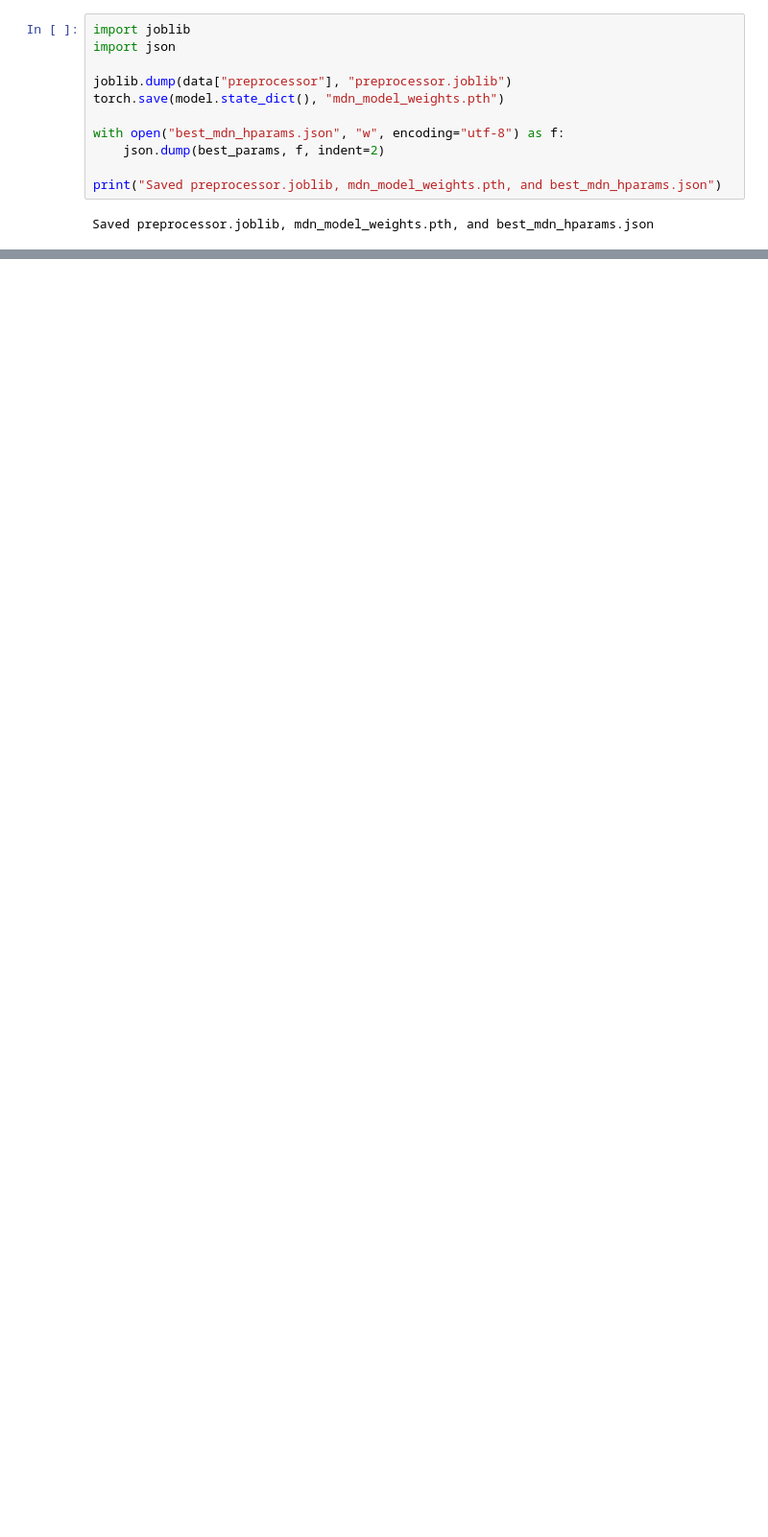
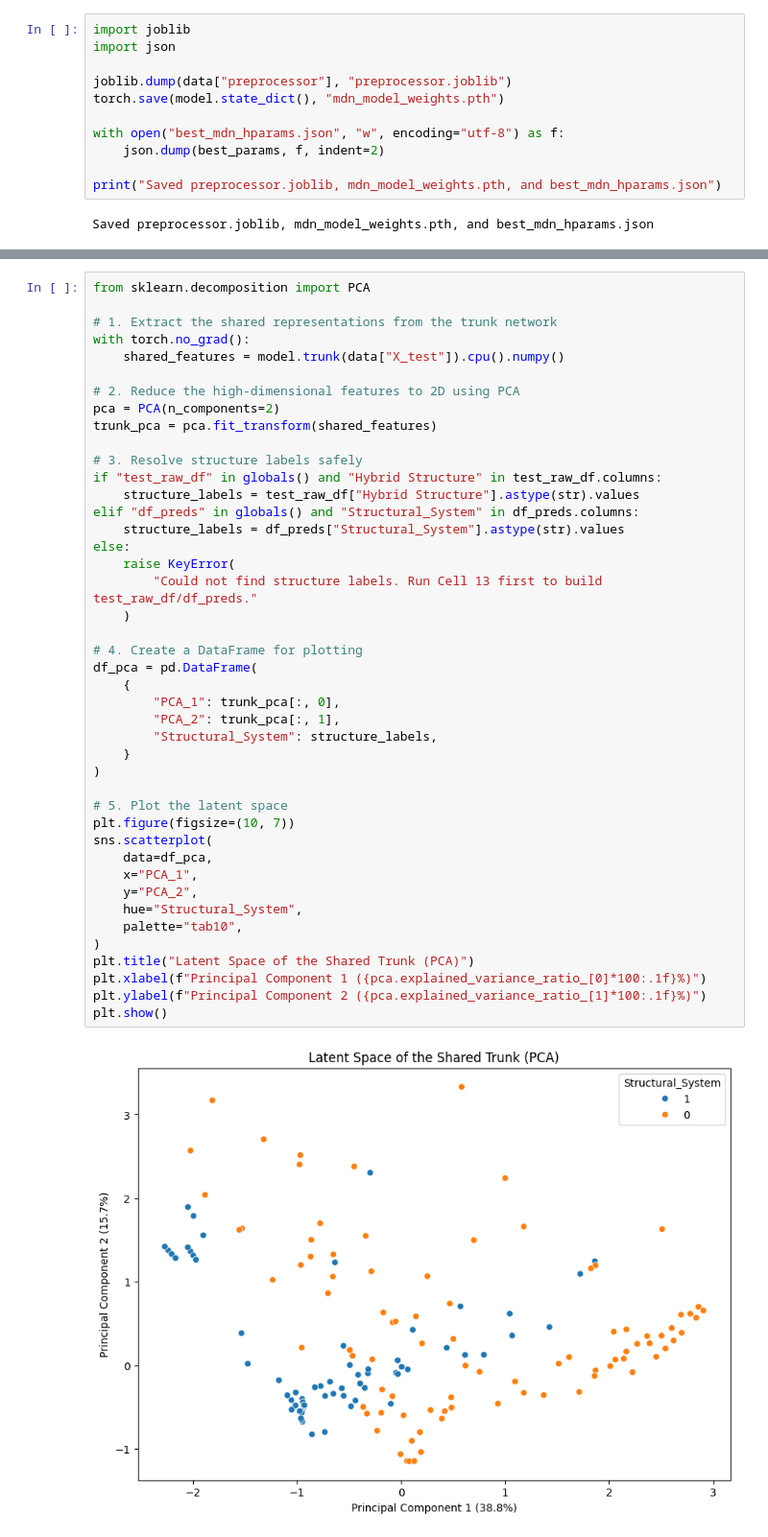
Before and after one commit to City-Syntax/material-intensity, a Jupyter notebook: MI_prediction_model.ipynb, the cells around one changed output, grey strips where cells are left out. Shown at 96% size. Cells and saved outputs as stored; diff of their text form; blank space fills up the shorter version.

```diff
--- a/MI_prediction_model.ipynb
+++ b/MI_prediction_model.ipynb
@@ -520,0 +845,45 @@ Saved preprocessor.joblib, mdn_model_weights.pth, and best_mdn_hparams.json
+# %%
+from sklearn.decomposition import PCA
+
+# 1. Extract the shared representations from the trunk network
+with torch.no_grad():
+    shared_features = model.trunk(data["X_test"]).cpu().numpy()
+
+# 2. Reduce the high-dimensional features to 2D using PCA
+pca = PCA(n_components=2)
+trunk_pca = pca.fit_transform(shared_features)
+
+# 3. Resolve structure labels safely
+if "test_raw_df" in globals() and "Hybrid Structure" in test_raw_df.columns:
+    structure_labels = test_raw_df["Hybrid Structure"].astype(str).values
+elif "df_preds" in globals() and "Structural_System" in df_preds.columns:
+    structure_labels = df_preds["Structural_System"].astype(str).values
+else:
+    raise KeyError(
+        "Could not find structure labels. Run Cell 13 first to build test_raw_df/df_preds."
+    )
+
+# 4. Create a DataFrame for plotting
+df_pca = pd.DataFrame(
+    {
+        "PCA_1": trunk_pca[:, 0],
+        "PCA_2": trunk_pca[:, 1],
+        "Structural_System": structure_labels,
+    }
+)
+
+# 5. Plot the latent space
+plt.figure(figsize=(10, 7))
+sns.scatterplot(
+    data=df_pca,
+    x="PCA_1",
+    y="PCA_2",
+    hue="Structural_System",
+    palette="tab10",
+)
+plt.title("Latent Space of the Shared Trunk (PCA)")
+plt.xlabel(f"Principal Component 1 ({pca.explained_variance_ratio_[0]*100:.1f}%)")
+plt.ylabel(f"Principal Component 2 ({pca.explained_variance_ratio_[1]*100:.1f}%)")
+plt.show()
+# %% [output]
+[figure, added]
```
Also changed, not shown: parts of 12 cells of this notebook, 12 other files.
